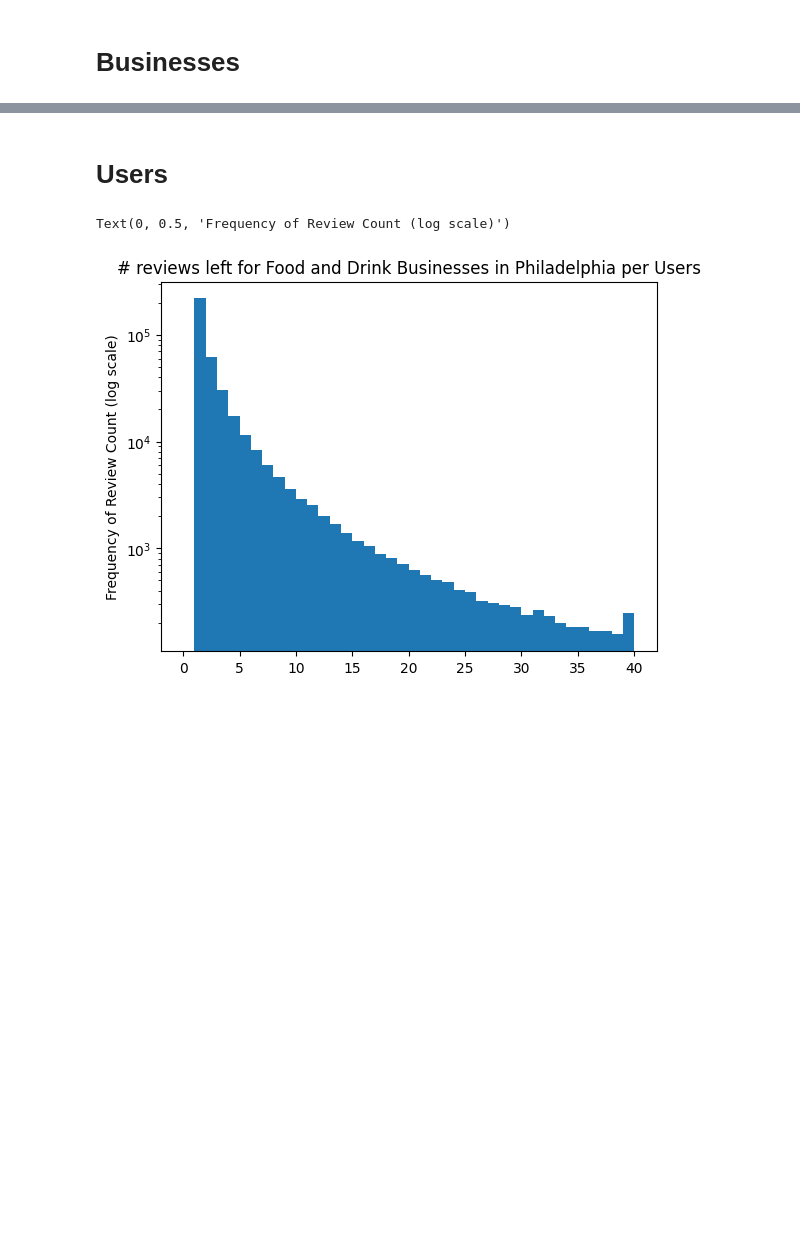
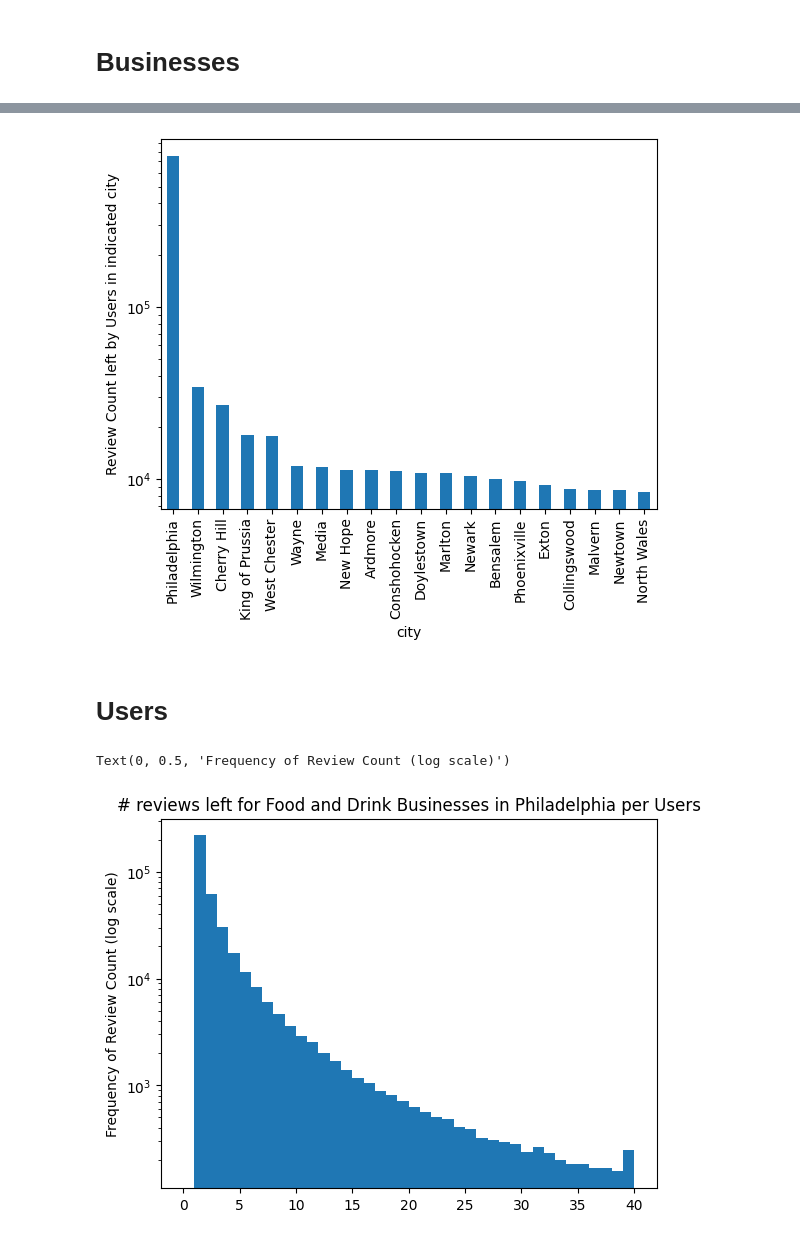
Before and after one commit to bblank70/YELP-EDA, a Jupyter notebook: YelpEDA.ipynb, the cells around one changed output, grey strips where cells are left out. Drawn from its saved outputs; the diff is of its cells as text; code cells hidden in the pictures; blank space fills up the shorter version.

```diff
--- a/YelpEDA.ipynb
+++ b/YelpEDA.ipynb
@@ -57,3 +66,11 @@ Text(0.5, 1.0, '# Reviews left for Food and Drink Businesses in Philadelphia')
+# %%
+BusinessReviewCount = FoodAndDrink.groupby(['city']).size().sort_values(ascending=False).head(20)
+BusinessReviewCount.plot.bar()
+plt.ylabel('Review Count left by Users in indicated city')
+plt.yscale('log')
+#validates the review count is correct at the business level
+# %% [output]
+[figure, added]
 # %% [markdown]
 # Users
 # %%
```
Also changed, not shown: parts of 5 cells of this notebook.
